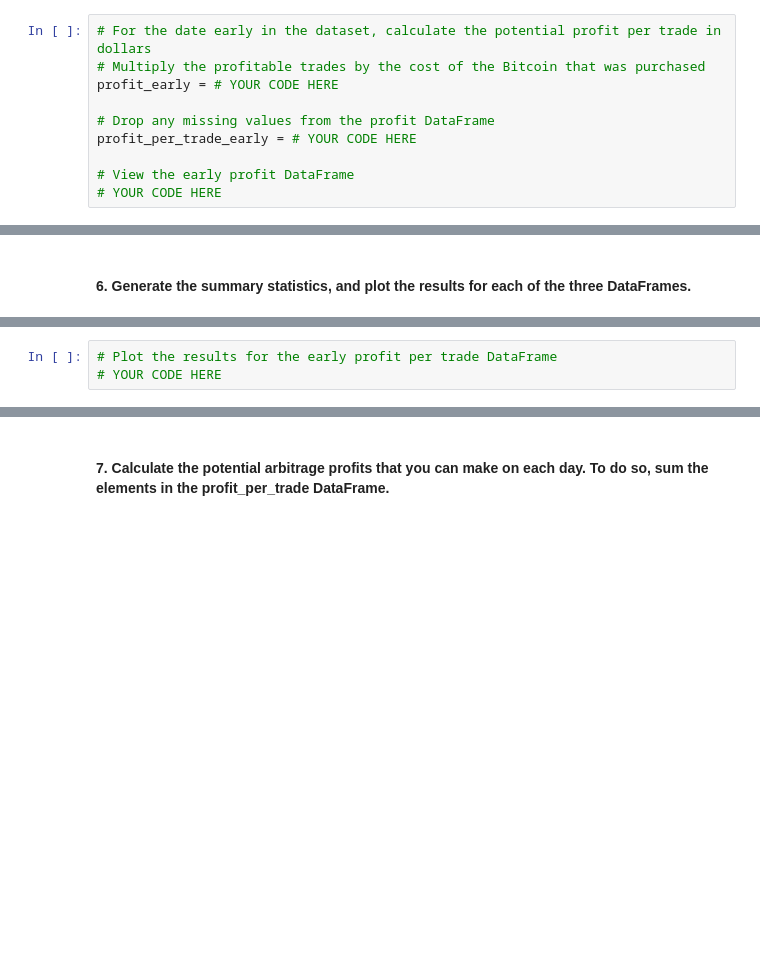
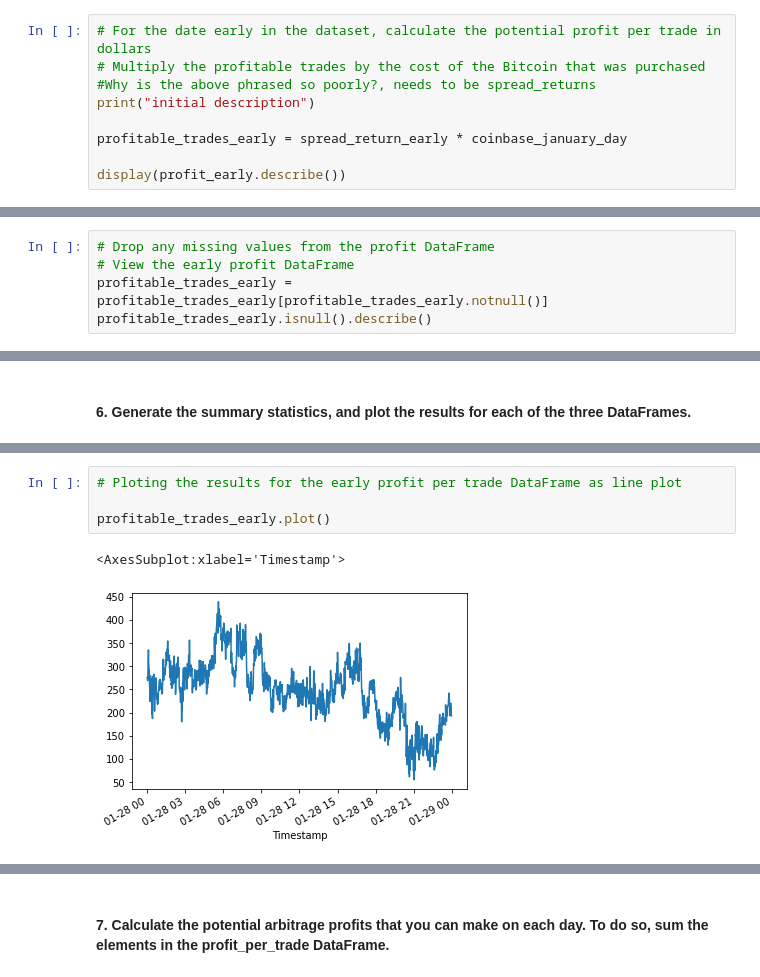
Before and after one commit to rhurst11/Fintech_Module_3_Challenge, a Jupyter notebook: Starter_Code/crypto_arbitrage.ipynb, the cells around one changed output, grey strips where cells are left out. Saved outputs shown, nothing was run; the diff lists cells and outputs as text; blank space fills up the shorter version.

Commit message:
Finished up profitable trade analysis

```diff
--- a/Starter_Code/crypto_arbitrage.ipynb
+++ b/Starter_Code/crypto_arbitrage.ipynb
@@ -815,10 +811,9 @@ Name: Close, dtype: float64
 # %%
 # For the date early in the dataset, calculate the potential profit per trade in dollars
 # Multiply the profitable trades by the cost of the Bitcoin that was purchased
-profit_early = # YOUR CODE HERE
+#Why is the above phrased so poorly?, needs to be spread_returns
+print("initial description")
 
-# Drop any missing values from the profit DataFrame
-profit_per_trade_early = # YOUR CODE HERE
+profitable_trades_early = spread_return_early * coinbase_january_day
 
-# View the early profit DataFrame
-# YOUR CODE HERE
+display(profit_early.describe())
@@ -824,0 +831,5 @@ profit_per_trade_early = # YOUR CODE HERE
+# %%
+# Drop any missing values from the profit DataFrame
+# View the early profit DataFrame
+profitable_trades_early = profitable_trades_early[profitable_trades_early.notnull()]
+profitable_trades_early.isnull().describe()
@@ -830,3 +879,7 @@ profit_per_trade_early = # YOUR CODE HERE
 # %%
-# Plot the results for the early profit per trade DataFrame
-# YOUR CODE HERE
+# Ploting the results for the early profit per trade DataFrame as line plot
+
+profitable_trades_early.plot()
+# %% [output]
+<AxesSubplot:xlabel='Timestamp'>
+[figure, added]
```
Also changed, not shown: parts of 17 cells of this notebook.
